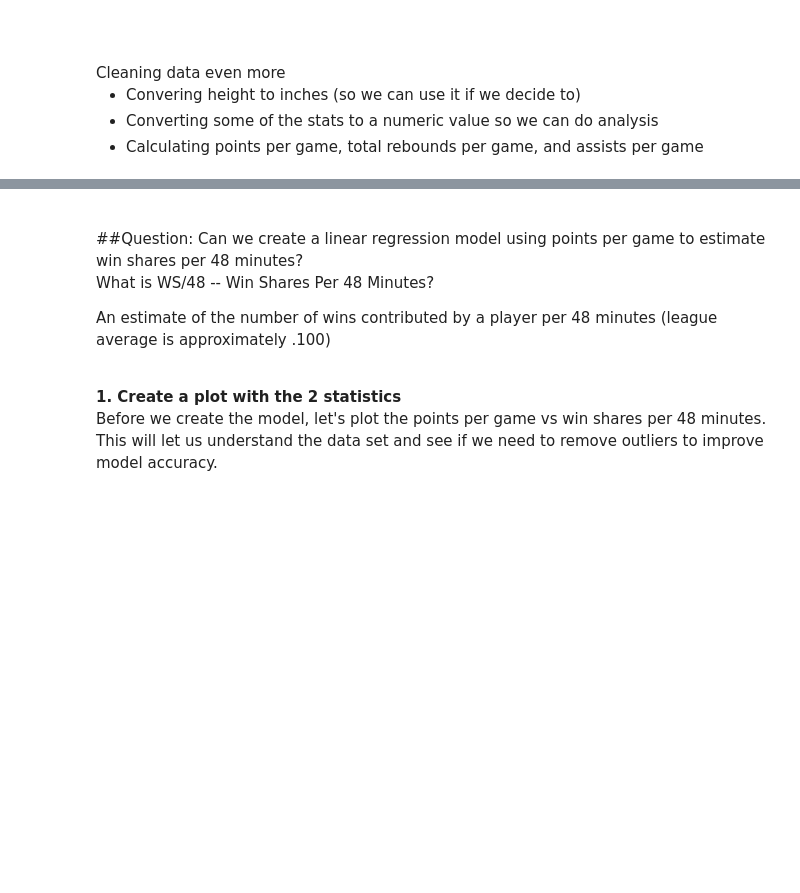
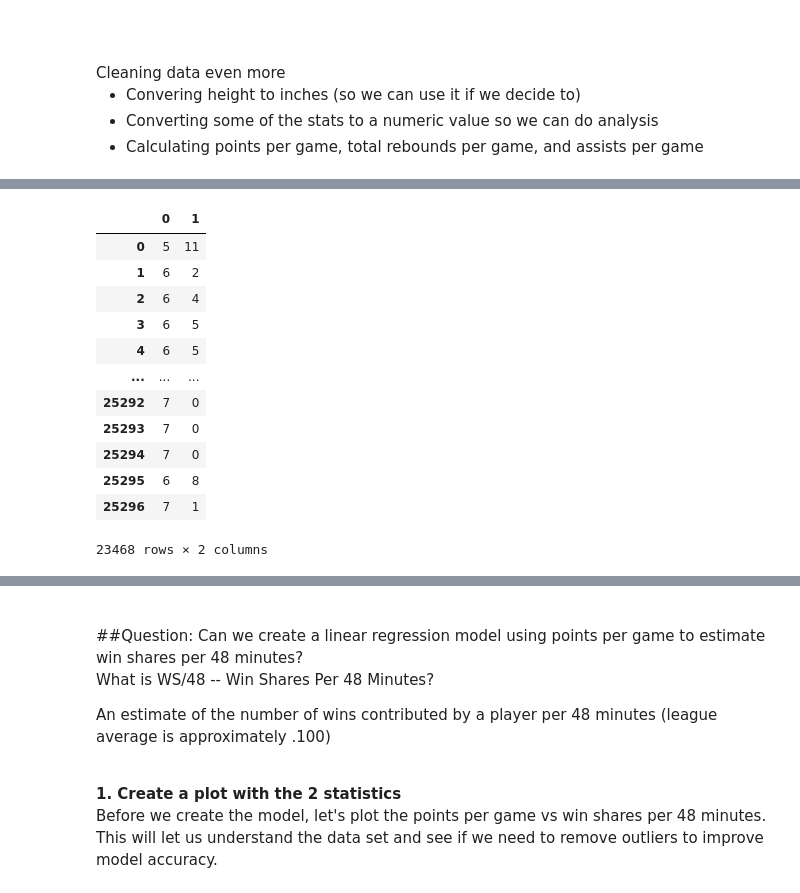
Before and after one commit to ZiqiLi379/STATS-302-Intro-to-ML, a Jupyter notebook: STATS302_Week_1_NBA_Players_Analysis_using_Linear_Regression.ipynb, the cells around one changed output, grey strips where cells are left out. Cells and saved outputs as stored; diff of their text form; code cells hidden in the pictures; blank space fills up the shorter version.

```diff
--- a/STATS302_Week_1_NBA_Players_Analysis_using_Linear_Regression.ipynb
+++ b/STATS302_Week_1_NBA_Players_Analysis_using_Linear_Regression.ipynb
@@ -262 +277,17 @@ Cleaning data even more
+# %%
+playerAllStats['height'].str.split('-', expand=True)
+# %% [output]
+|  | 0 | 1 |
+| 0 | 5 | 11 |
+| 1 | 6 | 2 |
+| 2 | 6 | 4 |
+| 3 | 6 | 5 |
+| 4 | 6 | 5 |
+| ... | ... | ... |
+| 25292 | 7 | 0 |
+| 25293 | 7 | 0 |
+| 25294 | 7 | 0 |
+| 25295 | 6 | 8 |
+| 25296 | 7 | 1 |
+23468 rows × 2 columns
 # %%
```
Also changed, not shown: parts of 8 cells of this notebook, 2 other files.
